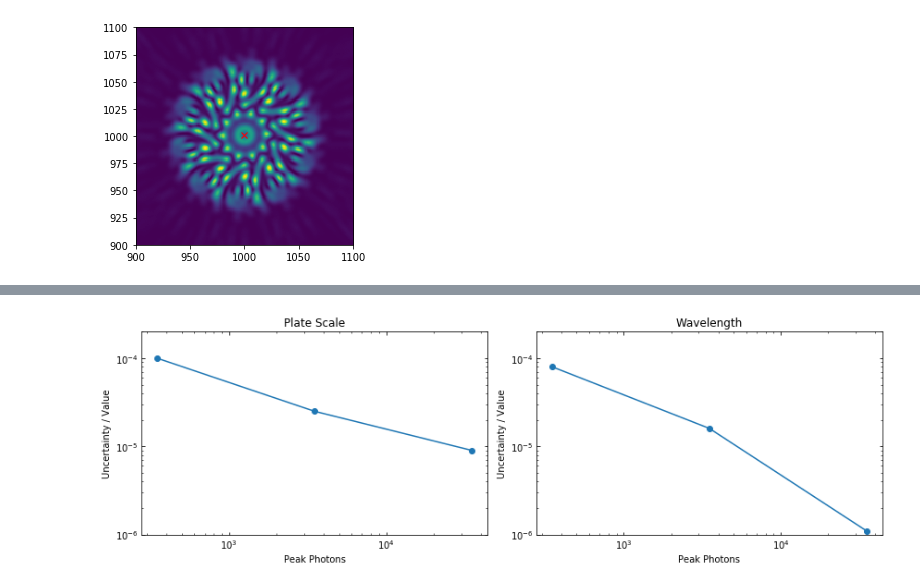
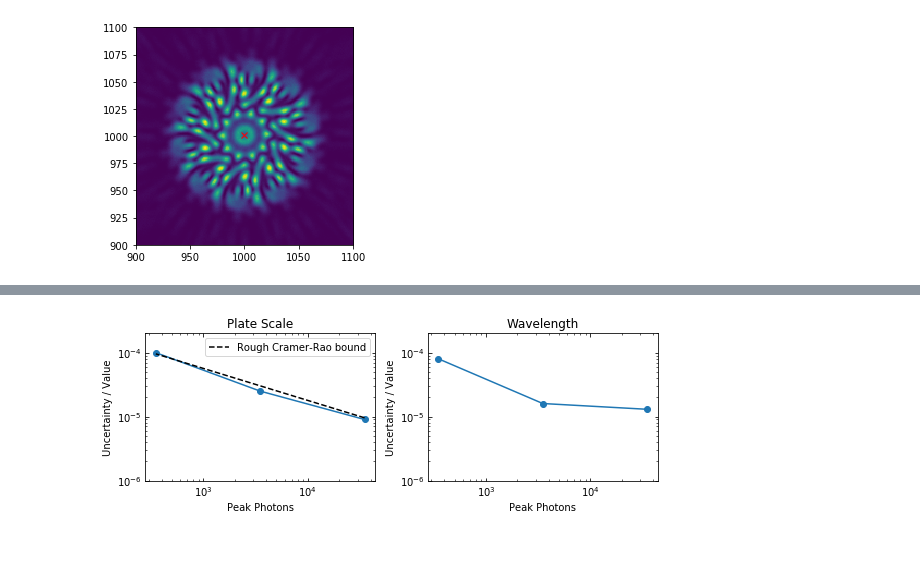
Before and after one commit to ptuthill/Toliman, a Jupyter notebook: Sidelobe_fit/plate_scale_spectrum_fit.ipynb, the cells around one changed output, grey strips where cells are left out. Saved outputs shown, nothing was run; the diff lists cells and outputs as text; code cells hidden in the pictures; blank space fills up the shorter version.

```diff
--- a/Sidelobe_fit/plate_scale_spectrum_fit.ipynb
+++ b/Sidelobe_fit/plate_scale_spectrum_fit.ipynb
@@ -114,13 +144,19 @@ mask = (np.sqrt((x-image.shape[0]//2)**2+(y-image.shape[0]//2)**2) < (max_offset
 # %%
 def rough_centre(im,search_radius = 30,skip=2):
+    """
+    A rough centring algorithm that works by convolving the image with a binary mask that looks like the sidelobes, and then
+    finding the maximum.
 
-    # Make a thin mask
+    search_radius: Maximum distance from the centre of the image to search (in pixels)
+    skip: the stride of the search (i.e. skip=2 means do the convolution at every second pixel only) to speed things up
+    """
+    # Make a thin mask (hard coded at 2 pixels wide)
     x,y = np.indices(im.shape)
-    thin_mask = (np.abs(x-y) <2) | (np.abs(x-(image.shape[0]-y)) <2)
-    thin_mask = (np.sqrt((x-image.shape[0]//2)**2+(y-image.shape[0]//2)**2) > (min_offset-2)) & thin_mask
-    thin_mask = (np.sqrt((x-image.shape[0]//2)**2+(y-image.shape[0]//2)**2) < (max_offset+2)) & thin_mask
+    thin_mask = (np.abs(x-y) <2) | (np.abs(x-(im.shape[0]-y)) <2)
+    thin_mask = (np.sqrt((x-im.shape[0]//2)**2+(y-im.shape[0]//2)**2) > (min_offset-2)) & thin_mask
+    thin_mask = (np.sqrt((x-im.shape[0]//2)**2+(y-im.shape[0]//2)**2) < (max_offset+2)) & thin_mask
 
-    # Convolve the image with the mask (manually to save time)
+    # Convolve the image with the mask (manually in a small window to save time)
     xs = np.arange(-search_radius,search_radius,skip)
     ys = np.arange(-search_radius,search_radius,skip)
     conv = np.zeros((xs.size,ys.size))
@@ -128,7 +164,7 @@ def rough_centre(im,search_radius = 30,skip=2):
         for y_ix,y in enumerate(ys):
             shifted_im = np.roll(im,x,axis=0)
             shifted_im = np.roll(shifted_im,y,axis=1)
-            # Zero out the
+            # Zero out the bits that rolled over the edge
             if x>0:
                 shifted_im[:x,:] = 0
             elif x<0:
@@ -160,12 +197,12 @@ plt.plot(im.shape[1]//2-cen[1],im.shape[0]//2-cen[0],'rx')
 from IPython.display import clear_output
 
 # Loop through the images
-psf_radius = 8.05
+psf_radius = 8.053
 # Plate scale, PSF radius, teff, flux, xcen,ycen, filter centre, RV (km/s)
 starting_params = [pscale,psf_radius,5790,0.19,0,0]#,550e-9,-22.3]
 starting_params = np.array(starting_params)
 
-wdir = '/Users/cheetham/code/toliman/Toliman/Sidelobe_fit/sims/jitter_35k/'
+wdir = '/Users/cheetham/code/toliman/Toliman/Sidelobe_fit/sims/jitter_3.5k/'
 ims = glob.glob(wdir+'*.fits')
 ims.sort()
 n = len(ims)
@@ -173,10 +210,6 @@ n = len(ims)
 best_fit_params = np.zeros((n,starting_params.size))
 
 for ix,fn in enumerate(ims):
-
-    # temp hack
-#     if ix >5:
-#         continue
 
     # Load and normalize by peak on one sidelobe
     im = fits.getdata(fn)
@@ -187,9 +220,12 @@ for ix,fn in enumerate(ims):
 
     params = starting_params
 
+    # Any keywords that are in this dictionary will not be fit!
     kw = {'image':im,'cutout_sz':100,'wavs':wavs,'aperture':composite,'mask':mask}
     kw['filter_centre'] = 550e-9 # fix it!
     kw['RV'] = -22.3 # fix it!
+#     kw['filter_n'] = 2
+#     kw['filter_sigma'] = 105e-9
 
     min_bounds = [0.15,7,5700,0.,-50,-50]#,540e-9,-22.6]
     max_bounds = [0.16,9,5900,np.inf,50,50]#,560e-9,-22.0]
@@ -281,20 +319,28 @@ Wave: 549.790617 +/- 0.006194.  Error: 3.64 +/- 11.27ppm
 # %%
+# A plot of the results with photon noise vs number of photons
+# The Cramer-Rao bound plotted is a rough approximation by assuming that the plate scale is
+#  measured from the distance between two opposite sidelobes, and then combined from the two diagonal measurements
 photons = [35000,3500,350]
 ps_err=  np.array([9,25,99.9])
-wave_err = np.array([1.1,16,80])
+cramer_rao_ps_err = np.array([9.56,30.25,95.65])
+wave_err = np.array([13.,16,80])
+labels=['Measured accuracy','Measured accuracy']
 
-plt.figure(figsize=(12,4))
+plt.figure(figsize=(8,3))
 for ix in range(2):
     plt.subplot(1,2,ix+1)
-    plt.plot(photons,[ps_err,wave_err][ix]*1e-6,'-o')
+    plt.plot(photons,[ps_err,wave_err][ix]*1e-6,'-o')#,label=labels[ix])
+    if ix  == 0:
+        plt.plot(photons,cramer_rao_ps_err*1e-6,'k--',label='Rough Cramer-Rao bound')
+        plt.legend()
     plt.xlabel('Peak Photons')
     plt.ylabel('Uncertainty / Value')
     plt.title(['Plate Scale','Wavelength'][ix])
     plt.ylim(1e-6,2e-4)
     plt.xscale('log')
     plt.yscale('log')
     plt.gca().tick_params(axis='both',which='both',direction='in',top=True,right=True)
 plt.tight_layout()
-plt.savefig('/Users/cheetham/Desktop/toliman_plate_scale_uncertainty.pdf')
+plt.savefig('/Users/cheetham/Google Drive/Backup/astro_things/reports/toliman/plate_scale_photon_noise_with_cramer_rao.pdf')
 # %% [output]
-[figure, old version]
+[figure, new version]
```
Also changed, not shown: parts of 9 cells of this notebook, 2 other files.
